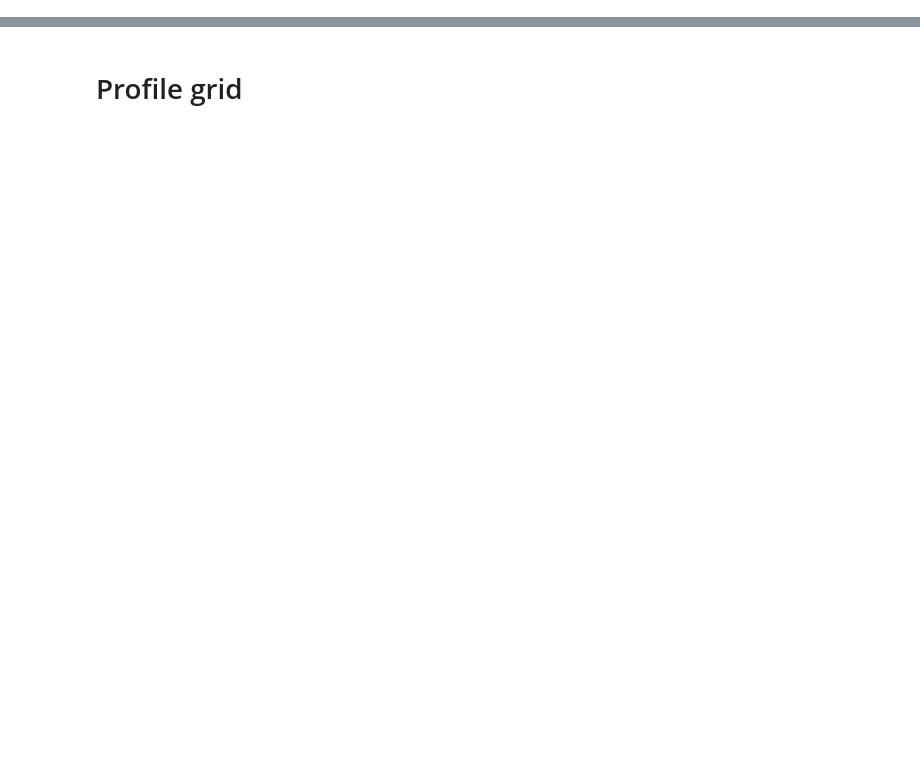
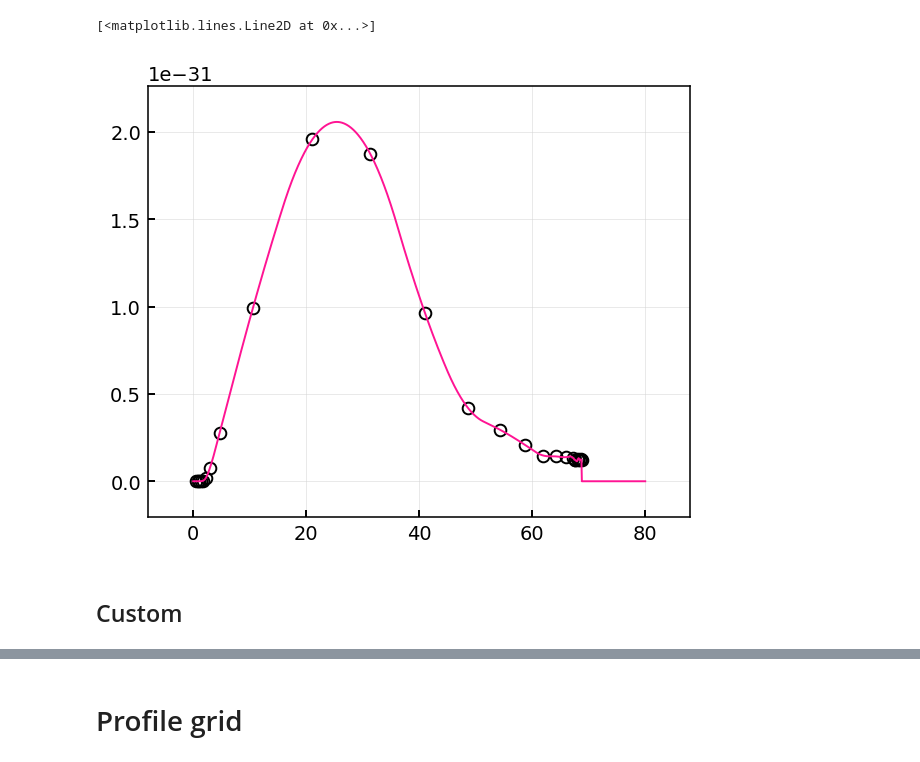
Before and after one commit to mikekryjak/notebooks, a Jupyter notebook: DLS/STEP/2024-09-10 - strikepoint optimisation plot.ipynb, the cells around one changed output, grey strips where cells are left out. Cells and saved outputs as stored; diff of their text form; code cells hidden in the pictures; blank space fills up the shorter version.

```diff
--- a/DLS/STEP/2024-09-10 - strikepoint optimisation plot.ipynb
+++ b/DLS/STEP/2024-09-10 - strikepoint optimisation plot.ipynb
@@ -44,13 +40,0 @@ balance_paths = dict(
-# %%
-eqb = dict()
-
-
-for case in balance_paths:
-
-    eqb[case] = dict()
-
-    for side in ["ol", "il"]:
-        eqb[case][side] = unpackConfigurationMK(File = os.path.join(balance_paths[case], "balance.nc"), Type = side, sepadd=1, resolution = 2000, diagnostic_plot = False)
-
-
-# file_write(eqb, "equilibrium.pkl")
@@ -56,0 +153,29 @@ for case in balance_paths:
+# %%
+species = "Ar"
+param_list = ["Te", f"R{species}", f"f{species}", "ne"]
+self = store_slc[case]
+sepadd = 2#sepadd_select["outer_lower"]
+
+df = self.get_1d_poloidal_data(param_list, sepadd = sepadd, region = region, target_first = True)
+df = df.sort_values(by = "Te")
+df[f"R{species}"] = abs(df[f"R{species}"])
+
+upper_limit = df["Te"].max()  # Upper validity limit
+
+df["Lz"] = df[f"R{species}"]/(df["ne"]**2 * df[f"f{species}"])
+
+interp = scipy.interpolate.interp1d(df["Te"], df["Lz"], bounds_error = False, fill_value = 0, kind = "quadratic")
+
+T_new = np.linspace(0,80,1000)
+Lz_fit = [interp(T) for T in T_new]
+
+fig, ax = plt.subplots()
+
+ax.plot(df["Te"], df["Lz"], lw = 0, marker = "o", c = "k", markerfacecolor = "None")
+ax.plot(T_new, Lz_fit, lw = 1, c = "deeppink")
+# ax.set_xlim(0,80)
+# %% [output]
+[<matplotlib.lines.Line2D at 0x...>]
+[figure, added]
+# %% [markdown]
+## Custom
```
Also changed, not shown: parts of 41 cells of this notebook, 14 other files.
